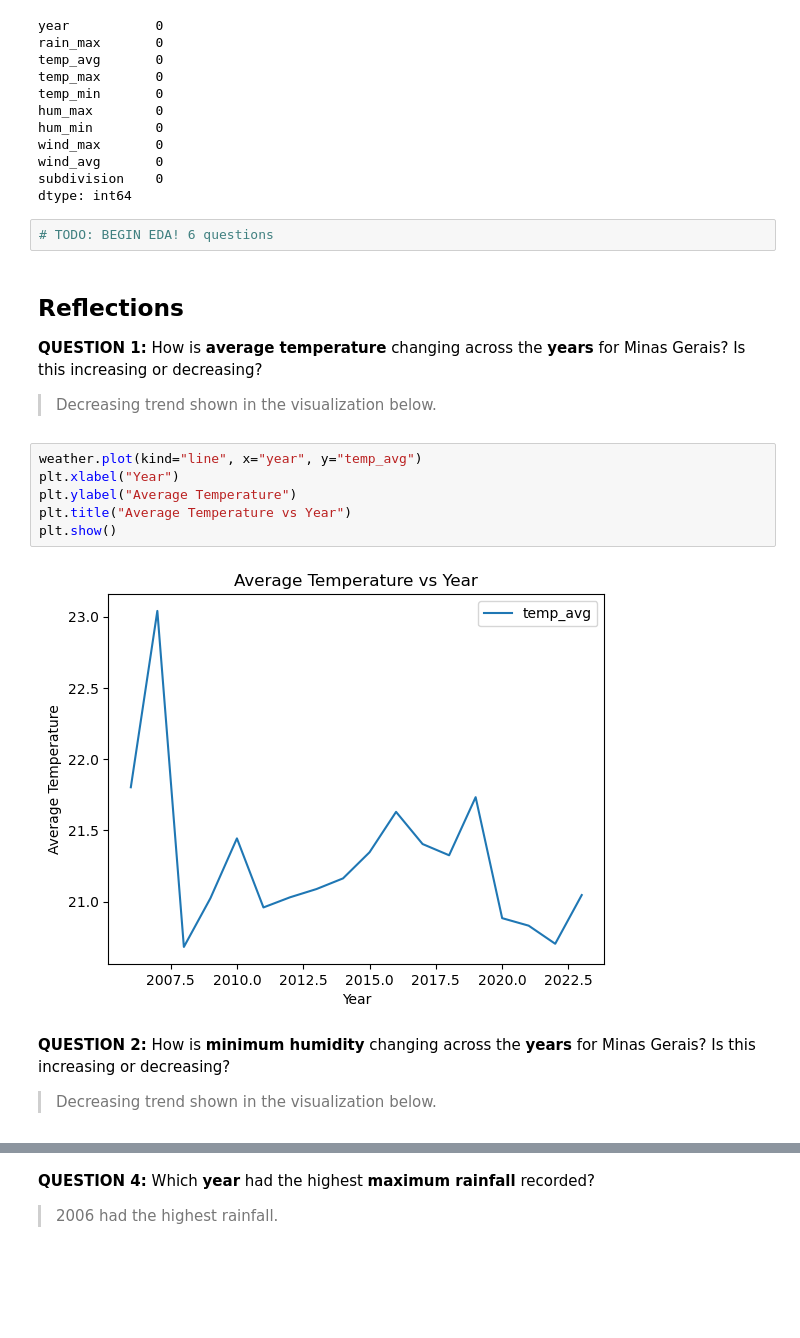
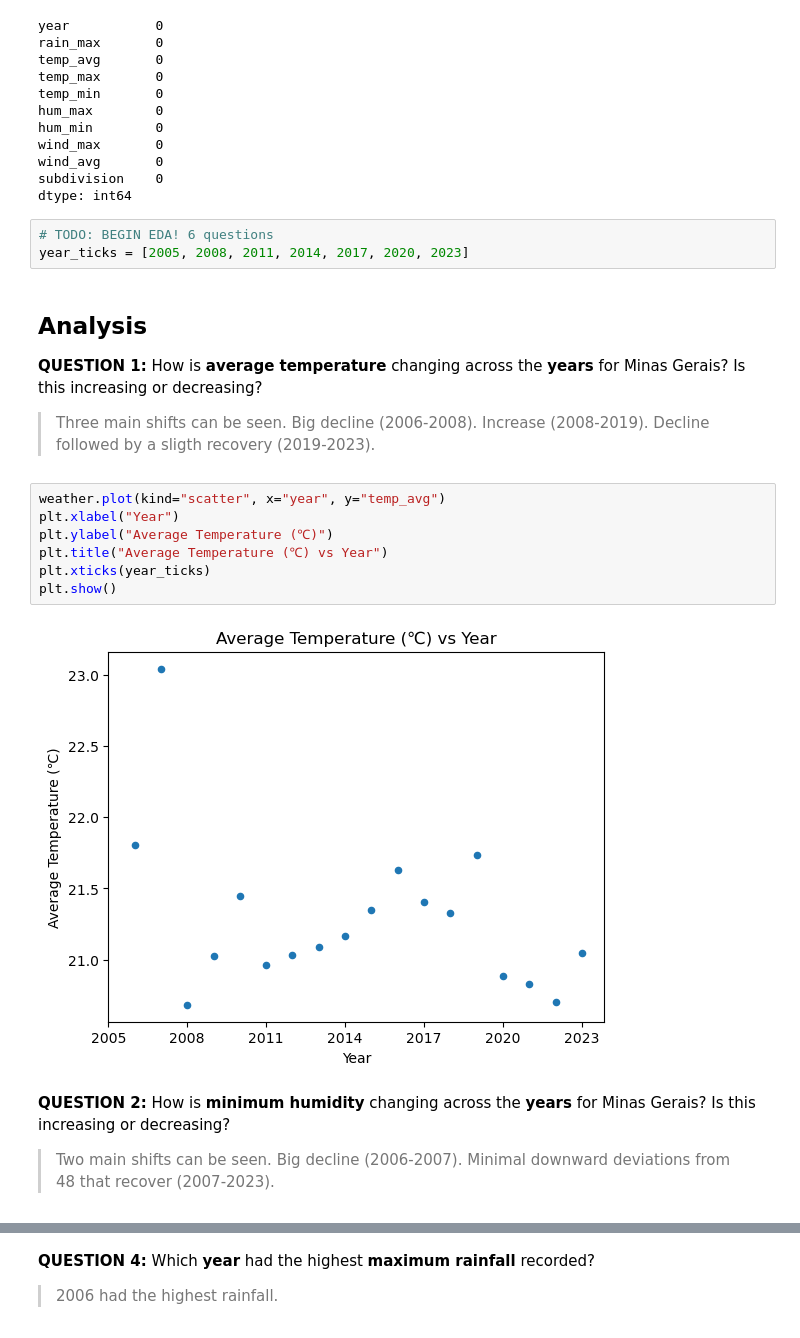
Before and after one commit to barronbytes/Learning-to-Code, a Jupyter notebook: Data-Science/EDA/Weather Analysis/notebooks/explore_weather.ipynb, the cells around one changed output, grey strips where cells are left out. Saved outputs shown, nothing was run; the diff lists cells and outputs as text; blank space fills up the shorter version.

Commit message:
EDA of weather

```diff
--- a/Data-Science/EDA/Weather Analysis/notebooks/explore_weather.ipynb
+++ b/Data-Science/EDA/Weather Analysis/notebooks/explore_weather.ipynb
@@ -51,24 +51,26 @@ subdivision    0
 dtype: int64
 # %%
 # TODO: BEGIN EDA! 6 questions
+year_ticks = [2005, 2008, 2011, 2014, 2017, 2020, 2023]
 # %% [markdown]
-## Reflections
+## Analysis
 
 **QUESTION 1:** How is **average temperature** changing across the **years** for Minas Gerais? Is this increasing or decreasing?
 
-> Decreasing trend shown in the visualization below.
+> Three main shifts can be seen. Big decline (2006-2008). Increase (2008-2019). Decline followed by a sligth recovery (2019-2023).
 # %%
-weather.plot(kind="line", x="year", y="temp_avg")
+weather.plot(kind="scatter", x="year", y="temp_avg")
 plt.xlabel("Year")
-plt.ylabel("Average Temperature")
-plt.title("Average Temperature vs Year")
+plt.ylabel("Average Temperature (℃)")
+plt.title("Average Temperature (℃) vs Year")
+plt.xticks(year_ticks)
 plt.show()
 # %% [output]
-[figure, old version]
+[figure, new version]
 # %% [markdown]
 **QUESTION 2:** How is **minimum humidity** changing across the **years** for Minas Gerais? Is this increasing or decreasing?
 
-> Decreasing trend shown in the visualization below.
+> Two main shifts can be seen. Big decline (2006-2007). Minimal downward deviations from 48 that recover (2007-2023).
 # %%
 weather.plot(kind="line", x="year", y="hum_min")
 plt.xlabel("Year")
```
Also changed, not shown: parts of 8 cells of this notebook.
